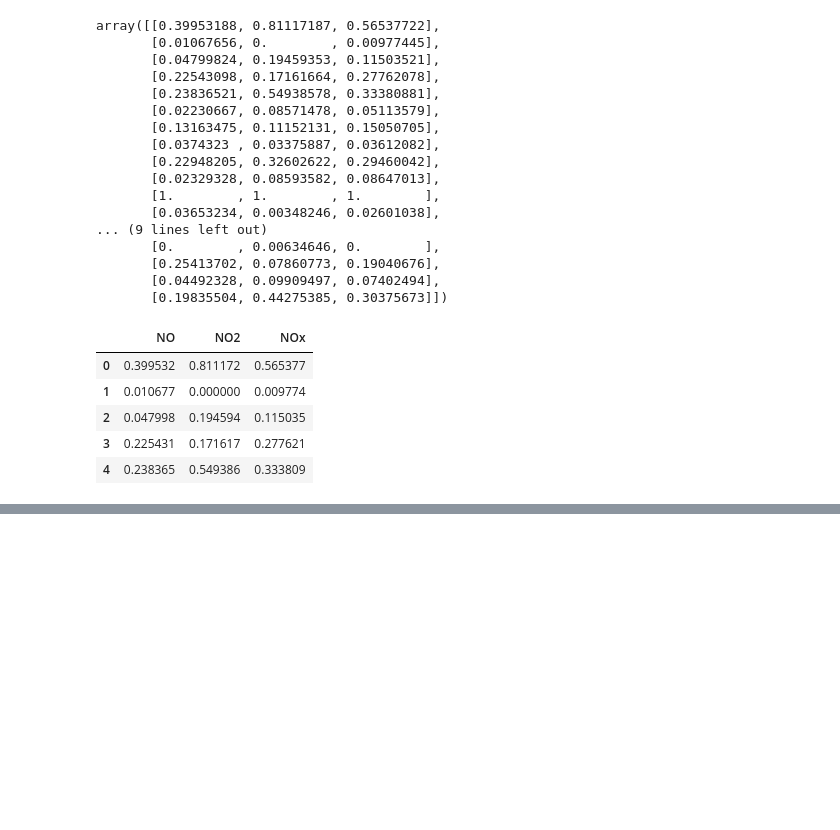
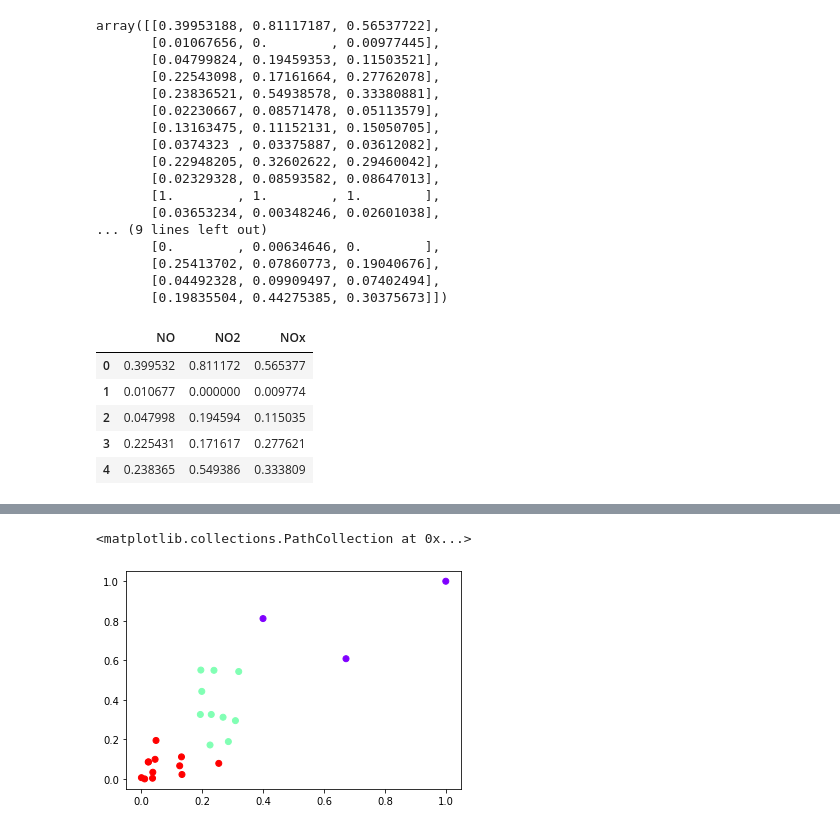
Before and after one commit to CoderFundamentals/python, a Jupyter notebook: agglomerative/code/City_pollution.ipynb, the cells around one changed output, grey strips where cells are left out. Drawn from its saved outputs; the diff is of its cells as text; code cells hidden in the pictures; blank space fills up the shorter version.

```diff
--- a/agglomerative/code/City_pollution.ipynb
+++ b/agglomerative/code/City_pollution.ipynb
@@ -132,0 +155,5 @@ plot.show
+# %%
+plot.scatter(scaled[:,0],scaled[:,1], c= cluster.labels_,cmap='rainbow')
+# %% [output]
+<matplotlib.collections.PathCollection at 0x...>
+[figure, added]
```
Also changed, not shown: parts of 7 cells of this notebook, 3 other files.
